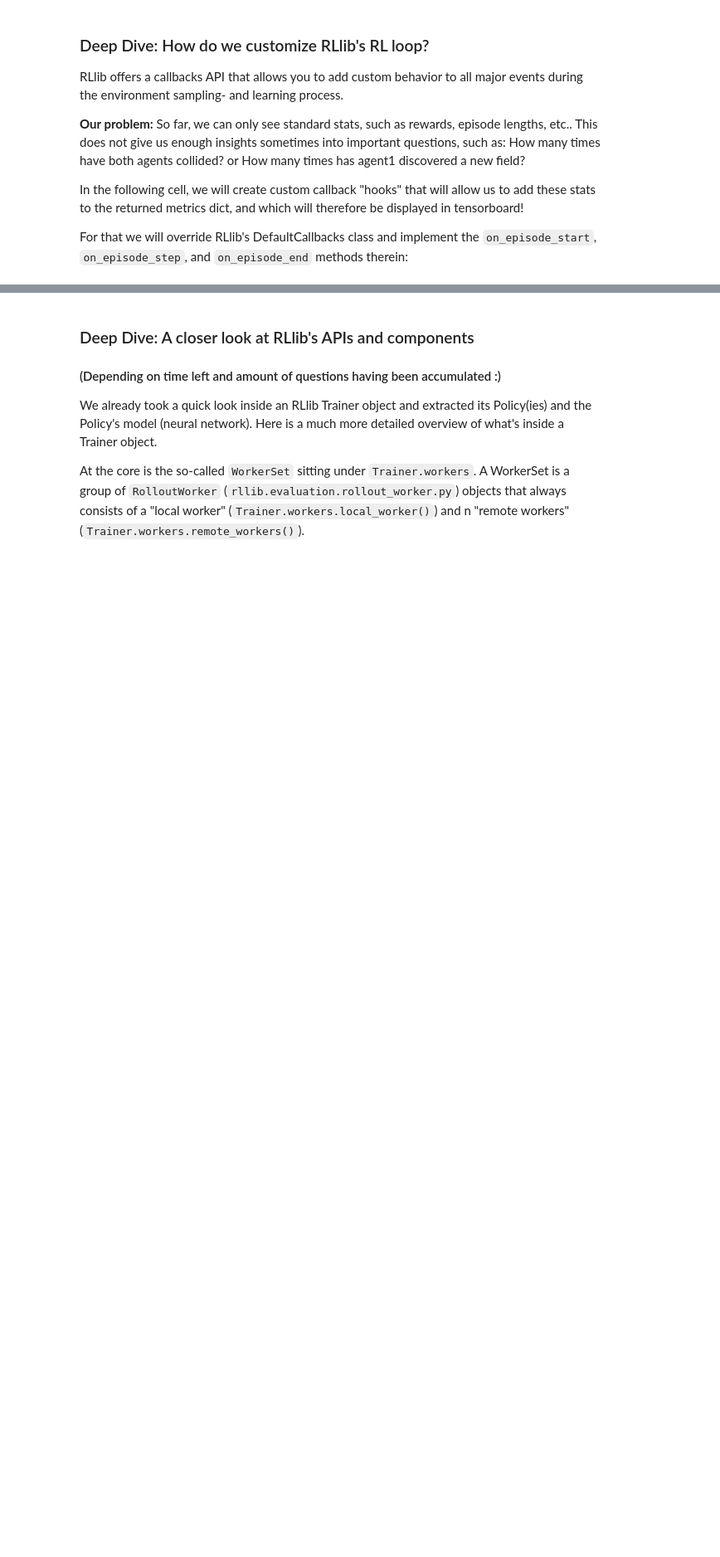
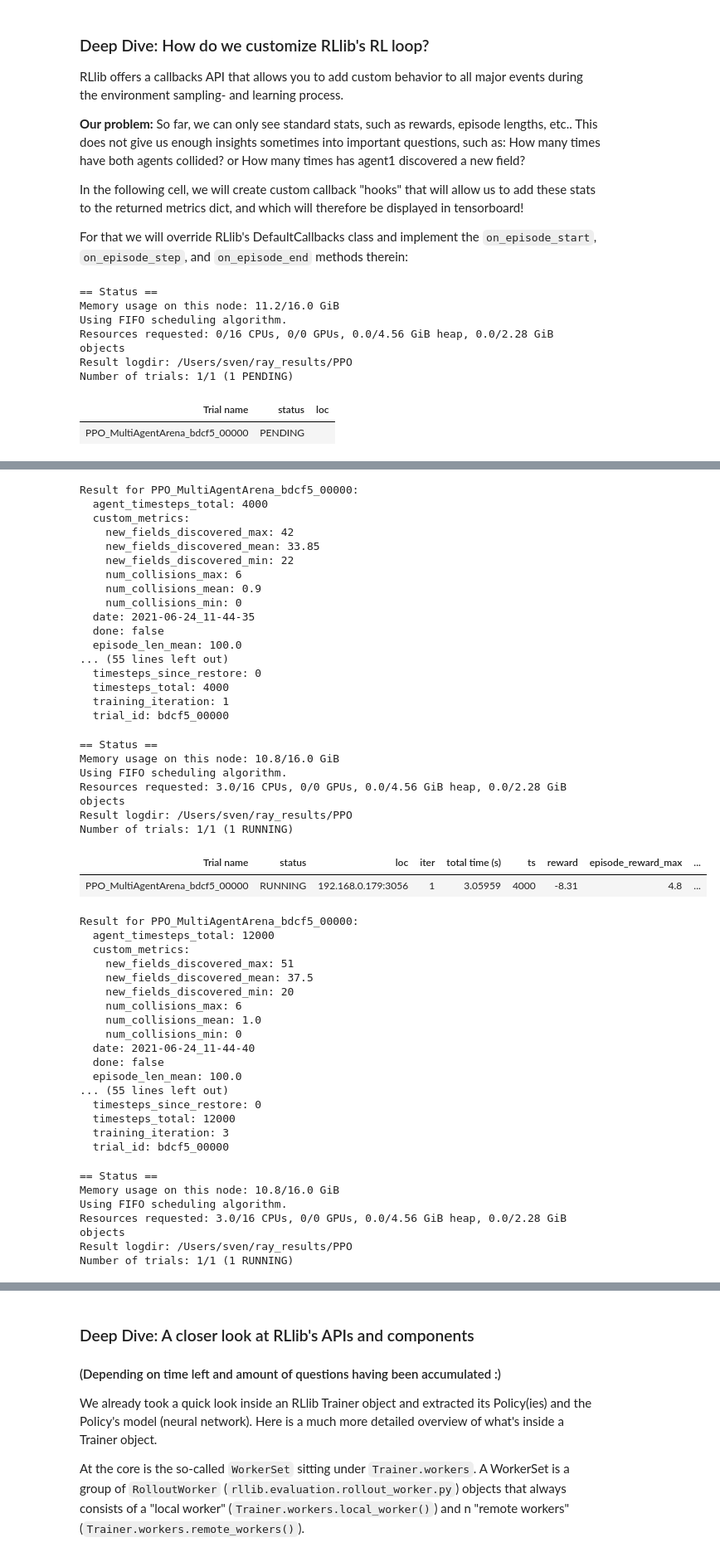
Before and after one commit to sven1977/rllib_tutorials, a Jupyter notebook: ray_summit_2021/tutorial_notebook.ipynb, the cells around one changed output, grey strips where cells are left out. Shown at 83% size. Saved outputs shown, nothing was run; the diff lists cells and outputs as text; code cells hidden in the pictures; blank space fills up the shorter version.

```diff
--- a/ray_summit_2021/tutorial_notebook.ipynb
+++ b/ray_summit_2021/tutorial_notebook.ipynb
@@ -1228,6 +1255,7 @@ class MyCallbacks(DefaultCallbacks):
 config = {
     "env": MultiAgentArena,
     "callbacks": MyCallbacks,  # by default, this would point to `rllib.agents.callbacks.DefaultCallbacks`, which does nothing.
+    "num_workers": 5,  # we know now: this speeds up things!
 }
 
 tune.run(
@@ -1238,3 +1266,12 @@ tune.run(
     # If you'd like to restore the tune run from an existing checkpoint file, you can do the following:
     #restore="/Users/sven/ray_results/PPO/PPO_MultiAgentArena_fd451_00000_0_2021-05-25_15-13-26/checkpoint_000010/checkpoint-10",
 )
+# %% [output]
+== Status ==
+Memory usage on this node: 11.2/16.0 GiB
+Using FIFO scheduling algorithm.
+Resources requested: 0/16 CPUs, 0/0 GPUs, 0.0/4.56 GiB heap, 0.0/2.28 GiB objects
+Result logdir: /Users/sven/ray_results/PPO
+Number of trials: 1/1 (1 PENDING)
+| Trial name | status | loc |
+| PPO_MultiAgentArena_bdcf5_00000 | PENDING |  |
@@ -1240,0 +1281,48 @@ tune.run(
+Result for PPO_MultiAgentArena_bdcf5_00000:
+  agent_timesteps_total: 4000
+  custom_metrics:
+    new_fields_discovered_max: 42
+    new_fields_discovered_mean: 33.85
+    new_fields_discovered_min: 22
+    num_collisions_max: 6
+    num_collisions_mean: 0.9
+    num_collisions_min: 0
+  date: 2021-06-24_11-44-35
+  done: false
+  episode_len_mean: 100.0
+... (55 lines left out)
+  timesteps_since_restore: 0
+  timesteps_total: 4000
+  training_iteration: 1
+  trial_id: bdcf5_00000
+== Status ==
+Memory usage on this node: 10.8/16.0 GiB
+Using FIFO scheduling algorithm.
+Resources requested: 3.0/16 CPUs, 0/0 GPUs, 0.0/4.56 GiB heap, 0.0/2.28 GiB objects
+Result logdir: /Users/sven/ray_results/PPO
+Number of trials: 1/1 (1 RUNNING)
+| Trial name | status | loc | iter | total time (s) | ts | reward | episode_reward_max | ... |
+| PPO_MultiAgentArena_bdcf5_00000 | RUNNING | 192.168.0.179:3056 | 1 | 3.05959 | 4000 | -8.31 | 4.8 | ... |
+Result for PPO_MultiAgentArena_bdcf5_00000:
+  agent_timesteps_total: 12000
+  custom_metrics:
+    new_fields_discovered_max: 51
+    new_fields_discovered_mean: 37.5
+    new_fields_discovered_min: 20
+    num_collisions_max: 6
+    num_collisions_mean: 1.0
+    num_collisions_min: 0
+  date: 2021-06-24_11-44-40
+  done: false
+  episode_len_mean: 100.0
+... (55 lines left out)
+  timesteps_since_restore: 0
+  timesteps_total: 12000
+  training_iteration: 3
+  trial_id: bdcf5_00000
+== Status ==
+Memory usage on this node: 10.8/16.0 GiB
+Using FIFO scheduling algorithm.
+Resources requested: 3.0/16 CPUs, 0/0 GPUs, 0.0/4.56 GiB heap, 0.0/2.28 GiB objects
+Result logdir: /Users/sven/ray_results/PPO
+Number of trials: 1/1 (1 RUNNING)
```
Also changed, not shown: parts of 11 cells of this notebook, 1 other file.
